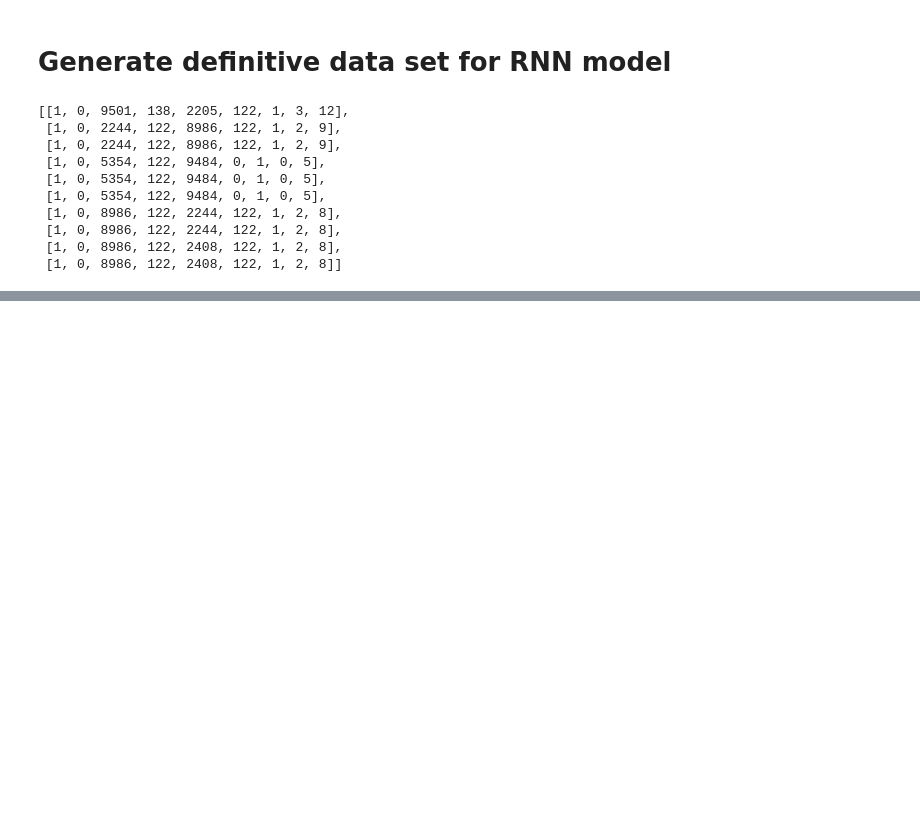
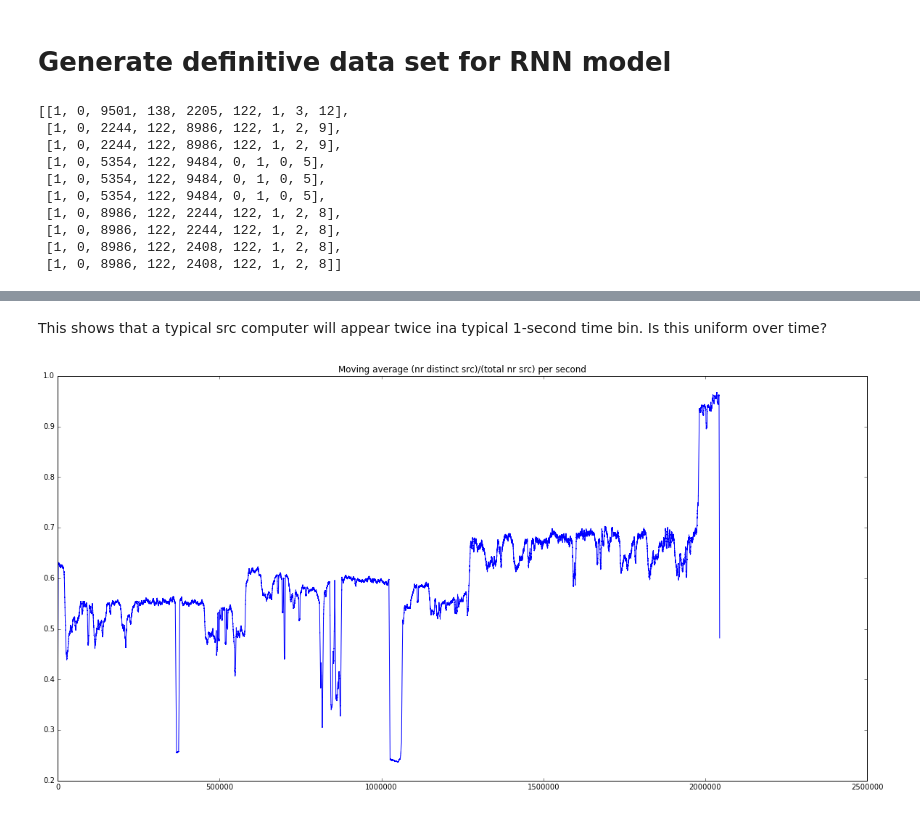
Before and after one commit to box121209/LANL-model, a Jupyter notebook: 1_data_munging.ipynb, the cells around one changed output, grey strips where cells are left out. Saved outputs shown, nothing was run; the diff lists cells and outputs as text; code cells hidden in the pictures; blank space fills up the shorter version.

```diff
--- a/1_data_munging.ipynb
+++ b/1_data_munging.ipynb
@@ -442,0 +493,17 @@ subflows.map(normalise).map(toCSVline).saveAsTextFile(path + "flows_for_rnn_mode
+# %% [markdown]
+This shows that a typical src computer will appear twice ina typical 1-second time bin. Is this uniform over time?
+# %%
+# how does this sharing proportion vary with time?
+
+import numpy as np
+
+def movingaverage(x, window_size):
+    window = np.ones(int(window_size))/float(window_size)
+    return np.convolve(x, window, 'same')
+
+plt.figure(figsize=(20,10))
+plt.plot(movingaverage(h, 3600))
+plt.title("Moving average (nr distinct src)/(total nr src) per second")
+plt.show()
+# %% [output]
+[figure, added]
```
Also changed, not shown: parts of 8 cells of this notebook, 1 other file.
